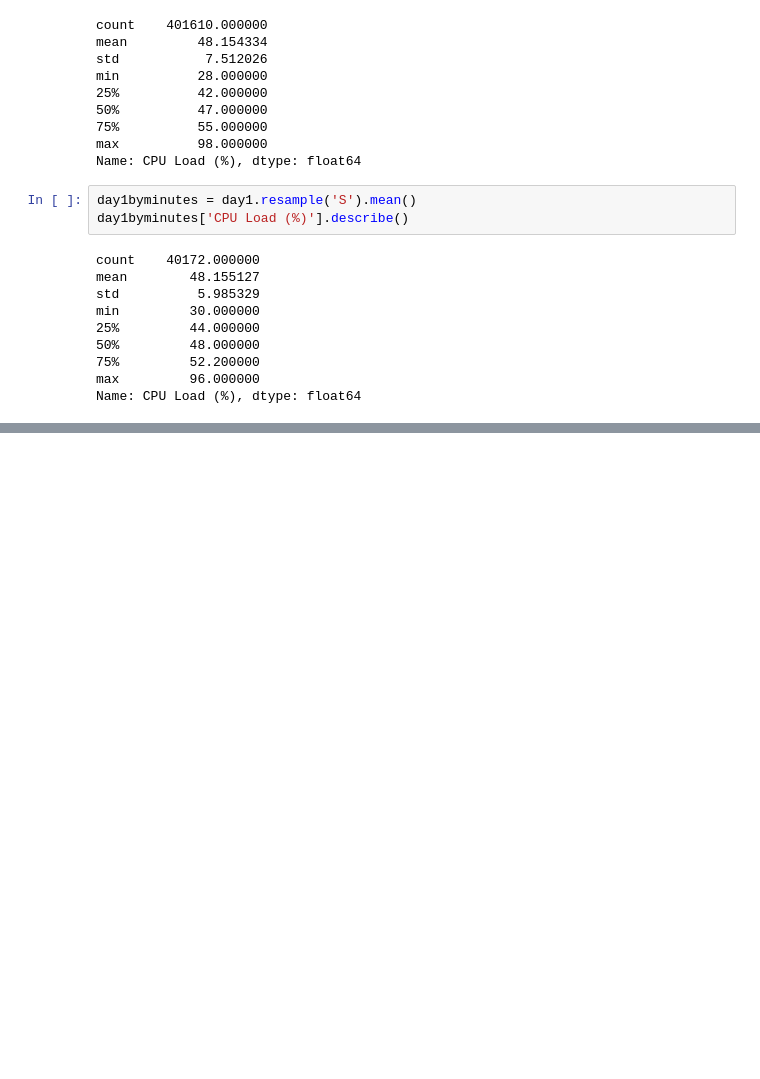
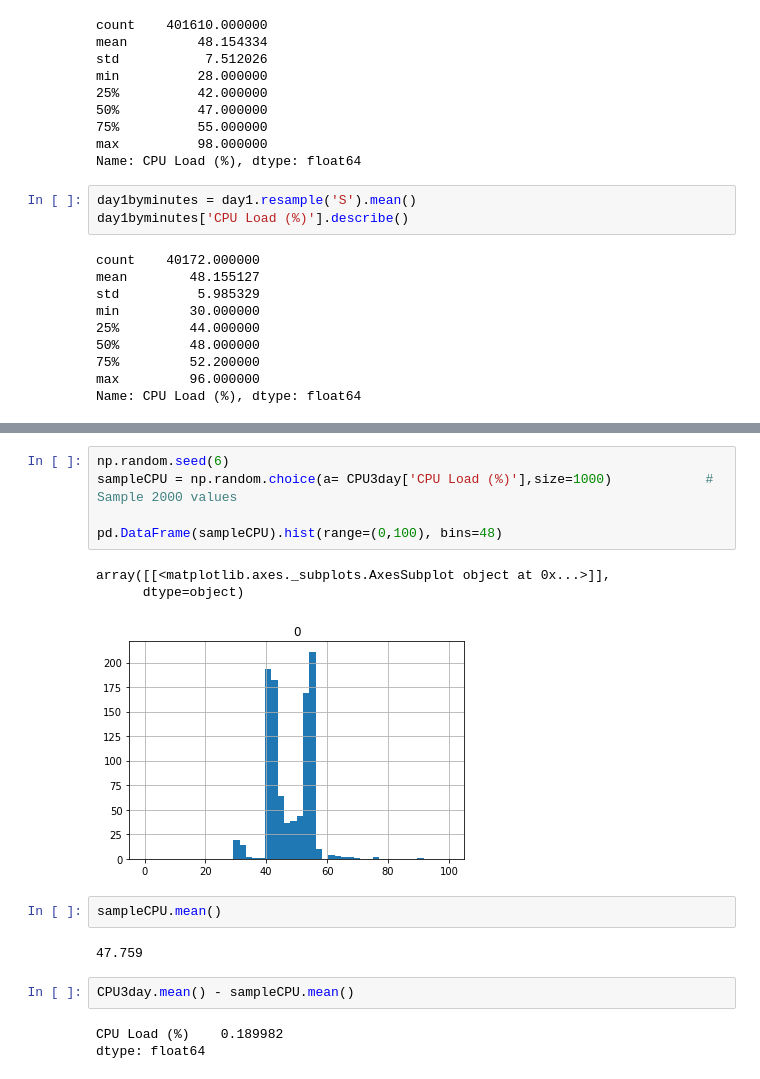
Before and after one commit to UNCG-CSE/Volvo_Truck_Analytics, a Jupyter notebook: src/Truck 1 Analysis.ipynb, the cells around one changed output, grey strips where cells are left out. Saved outputs shown, nothing was run; the diff lists cells and outputs as text; blank space fills up the shorter version.

```diff
--- a/src/Truck 1 Analysis.ipynb
+++ b/src/Truck 1 Analysis.ipynb
@@ -230,0 +241,18 @@ KeyError: "['Time (DateTime)'] not in index"
+# %%
+np.random.seed(6)
+sampleCPU = np.random.choice(a= CPU3day['CPU Load (%)'],size=1000)            # Sample 2000 values
+
+pd.DataFrame(sampleCPU).hist(range=(0,100), bins=48)
+# %% [output]
+array([[<matplotlib.axes._subplots.AxesSubplot object at 0x...>]],
+      dtype=object)
+[figure, added]
+# %%
+sampleCPU.mean()
+# %% [output]
+47.759
+# %%
+CPU3day.mean() - sampleCPU.mean()
+# %% [output]
+CPU Load (%)    0.189982
+dtype: float64
```
Also changed, not shown: parts of 12 cells of this notebook.
